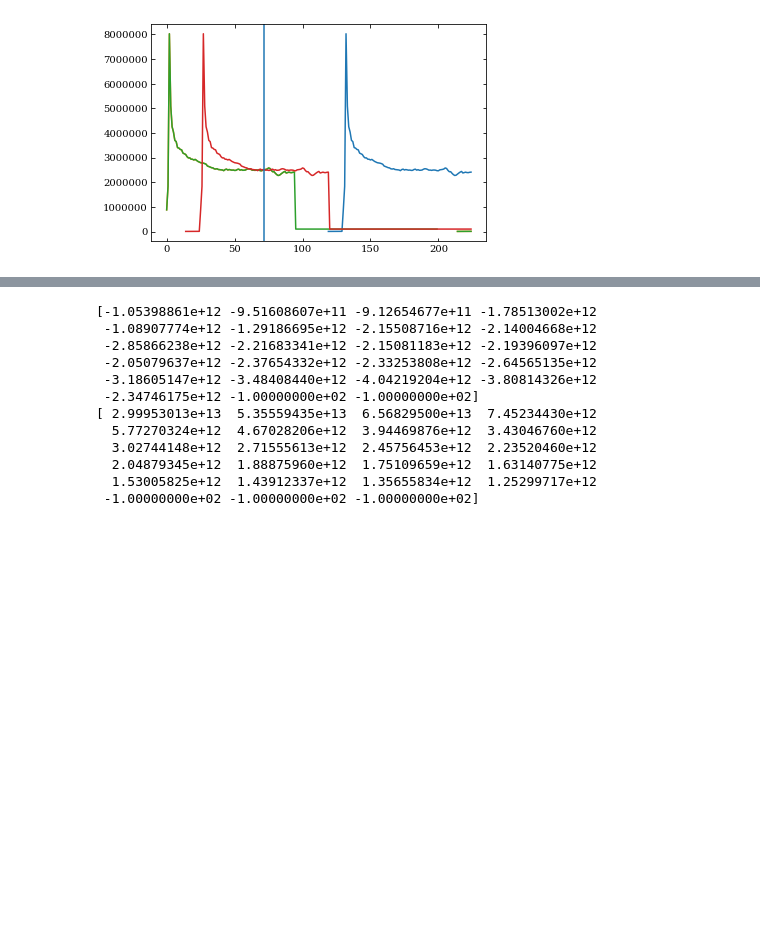
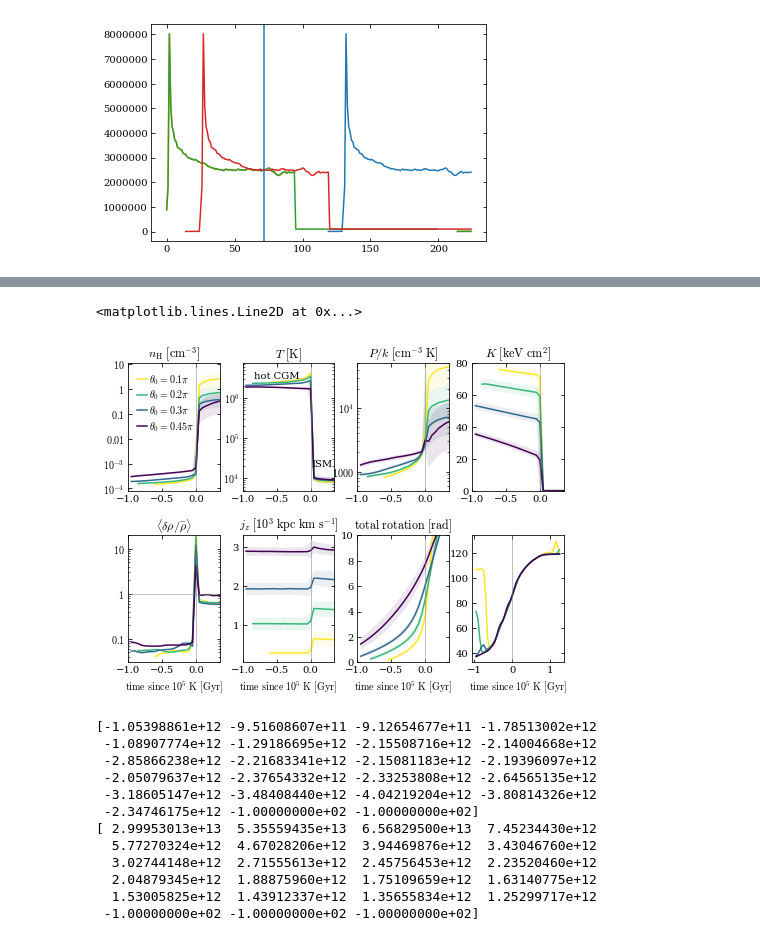
Before and after one commit to JonathanSternAstro/gizmo_analysis, a Jupyter notebook: ipynb/subsonic_solution/particleTracking.ipynb, the cells around one changed output, grey strips where cells are left out. Saved outputs shown, nothing was run; the diff lists cells and outputs as text; code cells hidden in the pictures; blank space fills up the shorter version.

```diff
--- a/ipynb/subsonic_solution/particleTracking.ipynb
+++ b/ipynb/subsonic_solution/particleTracking.ipynb
@@ -373,3 +296,13 @@ def relative_dispersion_shift(all_vals,xs=ts_offset,theta_inds=theta_inds):
+# %%
+def v_turb_shift(vs,xs=ts_offset,theta_inds=theta_inds,ls='-'):
+    for i,ind in enumerate(theta_midbins):
+        _vals = vs[:,theta_inds[i]]
+        vals = shift_arr(_vals,t105_ind[theta_inds[i]])
+        vs_mean = np.mean(vals,axis=1)
+        v_turb = np.mean(((vs[:,:,0].T-vs_mean[:,0])**2 +
+                          (vs[:,:,1].T-vs_mean[:,1])**2 +
+                          (vs[:,:,2].T-vs_mean[:,2])**2)/3,axis=0)**0.5
+        pl.plot(xs/1000,v_turb,label=labels[i],c=colors[i],ls=ls)
 # %%
 pl.figure(figsize=(fig_width_half,7.5)); pl.subplots_adjust(hspace=0.1)
 ax = pl.subplot(411)
@@ -498,3 +431,70 @@ pl.xlim(*xls)
+# %%
+xls = -1.,0.35
+pl.figure(figsize=(fig_width_full*1.1,5.5)); pl.subplots_adjust(hspace=0.35,wspace=0.25)
+ax = pl.subplot(241)
+med_and_std_shift(nHs)
+pl.title(r'$n_{\rm H}\ [{\rm cm}^{-3}]$')
+pl.legend(loc='upper left',ncol=1,frameon=False,labelspacing=0.2,handlelength=1,columnspacing=0.5,handletextpad=0.2)
+ax.set_yscale('log'); ax.yaxis.set_major_formatter(u.arilogformatter)
+ax.yaxis.set_major_locator(ticker.LogLocator(numdecs=10,numticks=10))
+pl.xlim(*xls)
+pl.axvline(0,c='.5',lw=0.5)
+ax = pl.subplot(242)
+med_and_std_shift(Ts)
+pl.title(r'$T\ [{\rm K}]$')
+pl.text(-0.5,3e6,r'hot CGM',ha='center')
+pl.text(0.175,2e4,r'ISM',ha='center')
+ax.set_yscale('log'); ax.yaxis.set_major_formatter(u.arilogformatter)
+pl.xlim(*xls)
+pl.axvline(0,c='.5',lw=0.5)
+ax = pl.subplot(243)
+med_and_std_shift(2.3*nHTs)
+pl.title(r'$P/k\ [{\rm cm}^{-3}\ {\rm K}]$')
+ax.yaxis.set_major_locator(ticker.MultipleLocator(0.5))
+pl.ylim(0.5e3,5e4)
+ax.set_yscale('log'); ax.yaxis.set_major_formatter(u.arilogformatter)
+pl.xlim(*xls)
+pl.axvline(0,c='.5',lw=0.5)
+ax = pl.subplot(244)
+med_and_std_shift(Ks)
+pl.title(r'$K\ [{\rm keV}\ {\rm cm}^2]$')
+pl.ylim(0,80)
+pl.xlim(*xls)
+pl.axvline(0,c='.5',lw=0.5)
+ax = pl.subplot(245)
+relative_dispersion_shift(nHs)
+pl.semilogy()
+pl.title(r'$\langle\delta \rho/\bar \rho\rangle$')
+ax.yaxis.set_major_formatter(u.arilogformatter)
+pl.ylim(0.03,20)
+pl.axhline(1,c='.5',lw=0.5)
+pl.xlabel(r'${\rm time}\ {\rm since}\ 10^5\ {\rm K}\ [{\rm Gyr}]$')
+pl.xlim(*xls)
+pl.axvline(0,c='.5',lw=0.5)
+ax = pl.subplot(246)
+med_and_std_shift(jzs/1000)
+pl.title(r'$j_z\ [10^3\ {\rm kpc}\ {\rm km}\ {\rm s}^{-1}]$')
+pl.xlabel(r'${\rm time}\ {\rm since}\ 10^5\ {\rm K}\ [{\rm Gyr}]$')
+pl.axvline(0,c='.5',lw=0.5)
+pl.xlim(*xls)
+ax = pl.subplot(247)
+med_and_std_shift(dphis)
+pl.title(r'${\rm total\ rotation}\ [{\rm rad}]$')
+pl.xlabel(r'${\rm time}\ {\rm since}\ 10^5\ {\rm K}\ [{\rm Gyr}]$')
+pl.axvline(0,c='.5',lw=0.5)
+pl.xlim(*xls)
+pl.ylim(0,10)
+ax = pl.subplot(248)
+v_turb_shift(vs)
+#pl.title(r'${\rm total\ rotation}\ [{\rm rad}]$')
+pl.xlabel(r'${\rm time}\ {\rm since}\ 10^5\ {\rm K}\ [{\rm Gyr}]$')
+pl.axvline(0,c='.5',lw=0.5)
+#pl.xlim(*xls)
+#pl.ylim(0,10)
+#pl.savefig(figdir+'tracking_properties_vs_t105.pdf',bbox_inches='tight')
+# %% [output]
+<matplotlib.lines.Line2D at 0x...>
+[figure, added]
 # %%
 def med_and_std_shift_only_data(all_vals,theta_inds=theta_inds):
     res = []
```
Also changed, not shown: parts of 25 cells of this notebook, 7 other files.
